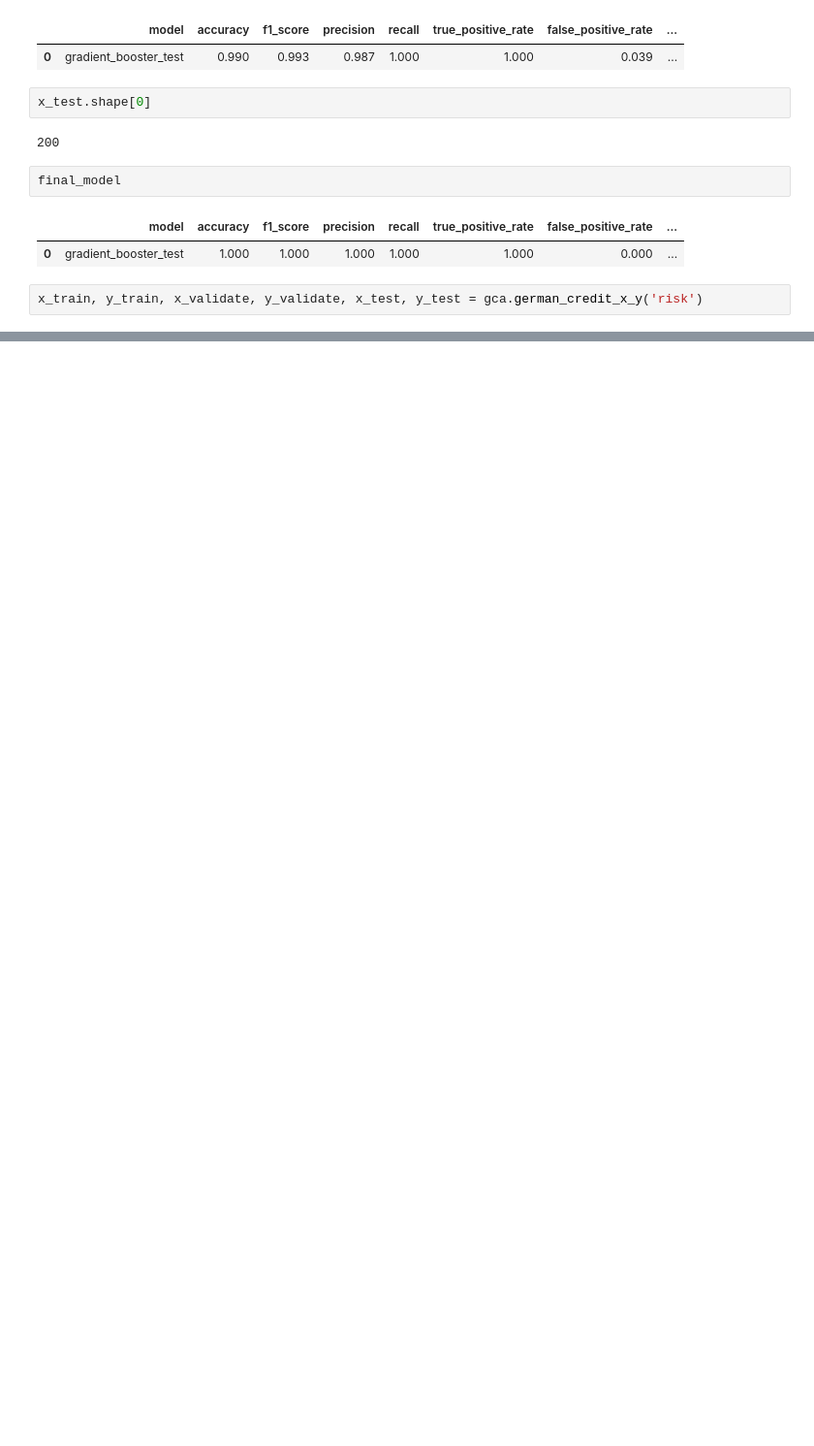
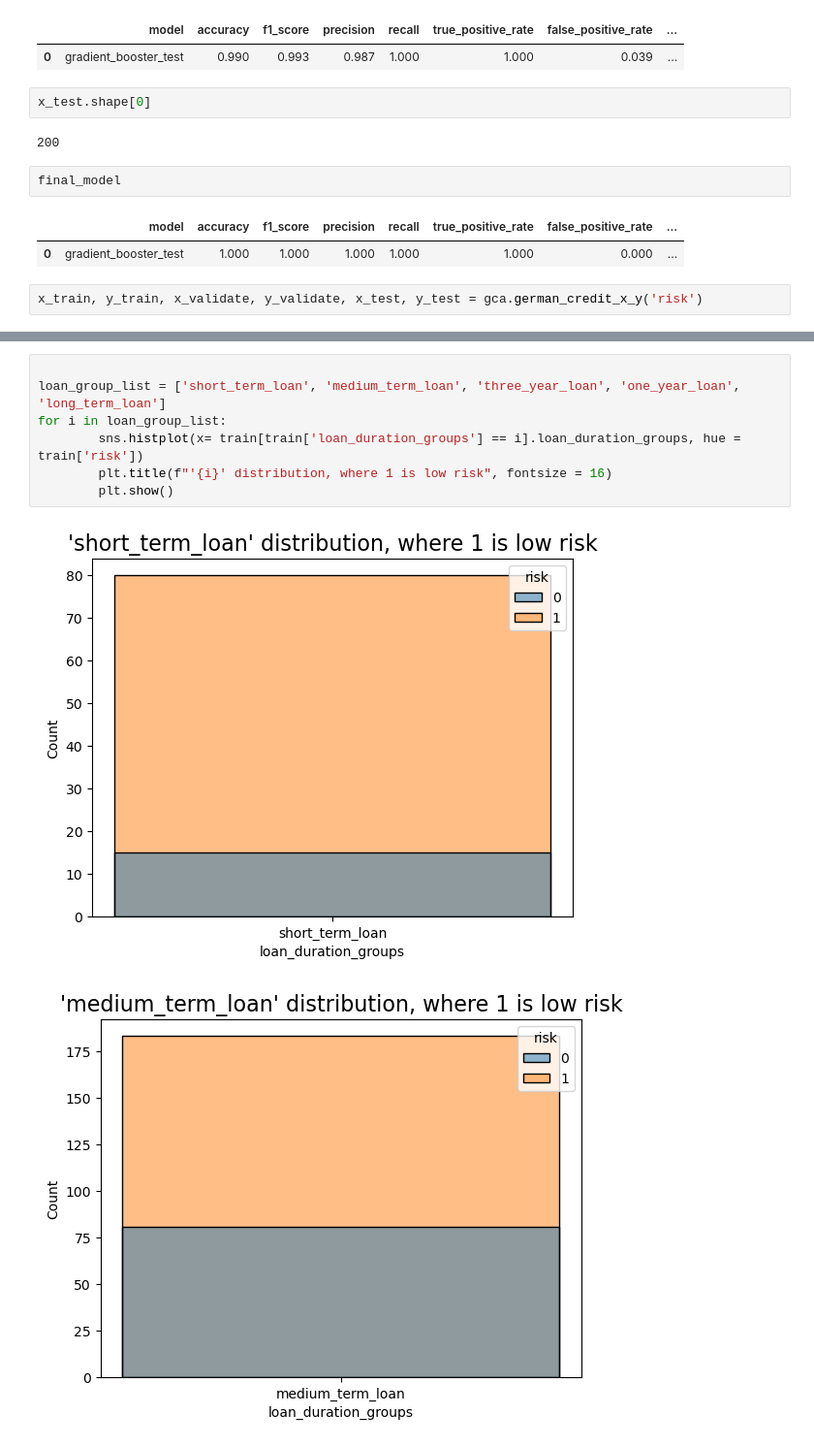
Before and after one commit to jcrosenberger/german_credit_analysis, a Jupyter notebook: work_in_progress.ipynb, the cells around one changed output, grey strips where cells are left out. Shown at 97% size. Saved outputs shown, nothing was run; the diff lists cells and outputs as text; blank space fills up the shorter version.

```diff
--- a/work_in_progress.ipynb
+++ b/work_in_progress.ipynb
@@ -399,0 +447,10 @@ x_train, y_train, x_validate, y_validate, x_test, y_test = gca.german_credit_x_y
+# %%
+
+loan_group_list = ['short_term_loan', 'medium_term_loan', 'three_year_loan', 'one_year_loan', 'long_term_loan']
+for i in loan_group_list:
+        sns.histplot(x= train[train['loan_duration_groups'] == i].loan_duration_groups, hue = train['risk'])
+        plt.title(f"'{i}' distribution, where 1 is low risk", fontsize = 16)
+        plt.show()
+# %% [output]
+[figure, added]
+[figure, added]
```
Also changed, not shown: parts of 11 cells of this notebook.
